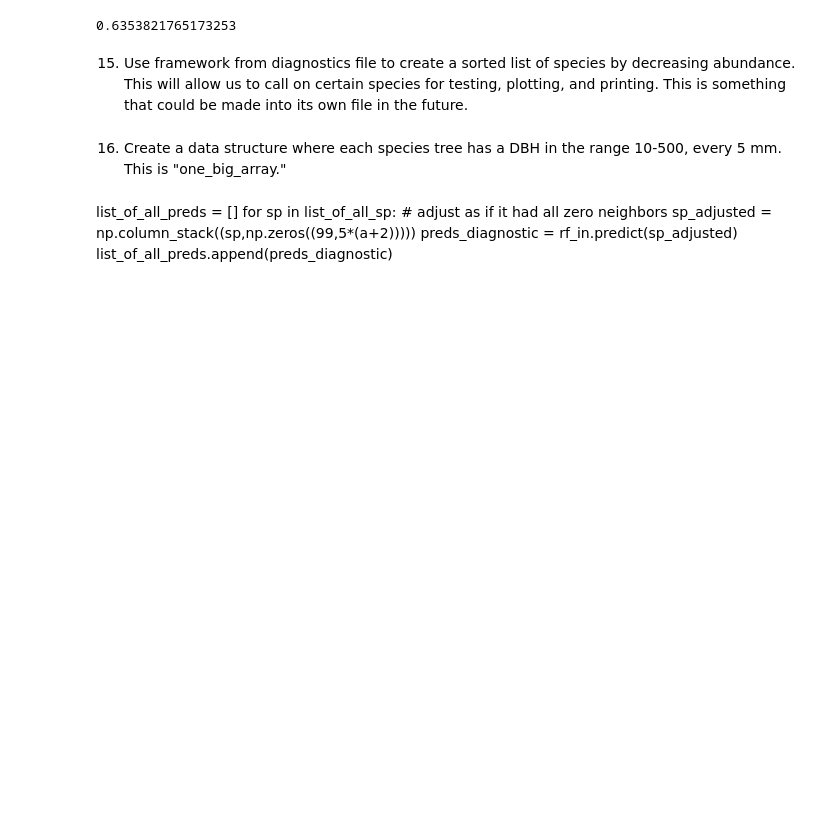
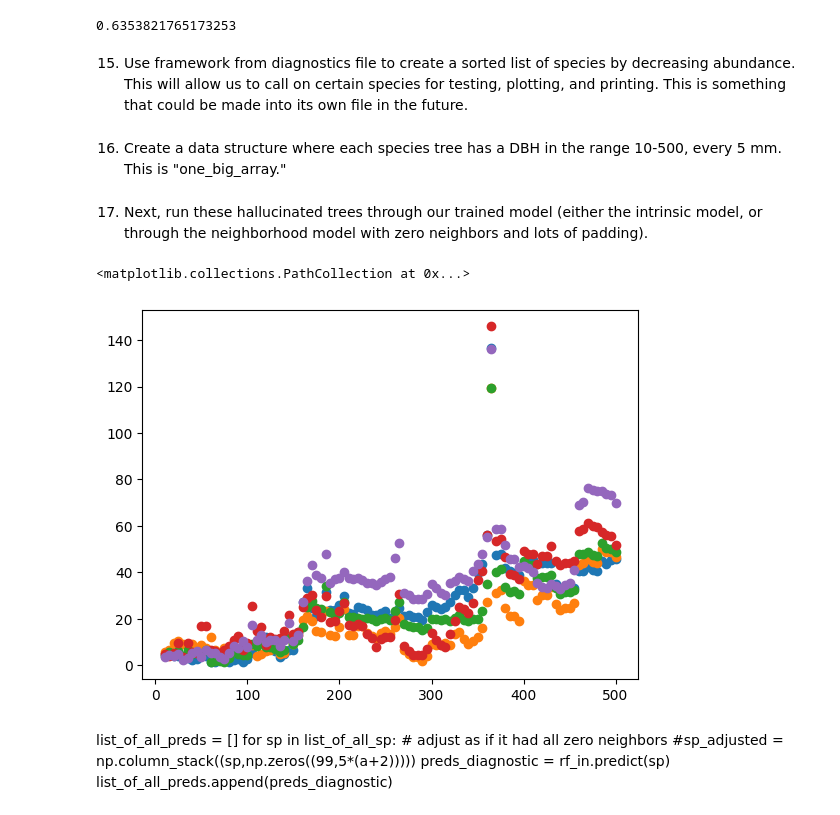
Before and after one commit to dylancvb/forest_learning, a Jupyter notebook: ensemble_model.ipynb, the cells around one changed output. Cells and saved outputs as stored; diff of their text form; code cells hidden in the pictures; blank space fills up the shorter version.

Commit message:
Added diagnostics graph for species at the end of ensemble_model

```diff
--- a/ensemble_model.ipynb
+++ b/ensemble_model.ipynb
@@ -276,10 +276,29 @@ for i in range(sp_num):
 
 one_big_array = np.vstack(list_of_all_sp)
 all_dbhs_big = (all_dbhs_big.flatten())[:a*3234] # can be represented by a*3234?
+# %% [markdown]
+17) Next, run these hallucinated trees through our trained model (either the intrinsic model, or through the neighborhood model with zero neighbors and lots of padding).
+# %%
+preds_diagnostic = rf_in.predict(one_big_array[:,1:])
+# %%
+sp1_preds = preds_diagnostic[:99]
+sp2_preds = preds_diagnostic[99:198]
+sp3_preds = preds_diagnostic[198:297]
+sp4_preds = preds_diagnostic[297:396]
+sp5_preds = preds_diagnostic[396:495]
+# %%
+mpl.scatter(all_dbhs,sp1_preds, label = "sp1")
+mpl.scatter(all_dbhs,sp2_preds, label = "sp2")
+mpl.scatter(all_dbhs,sp3_preds, label = "sp3")
+mpl.scatter(all_dbhs,sp4_preds, label = "sp4")
+mpl.scatter(all_dbhs,sp5_preds, label = "sp5")
+# %% [output]
+<matplotlib.collections.PathCollection at 0x...>
+[figure, added]
 # %% [markdown]
 list_of_all_preds = []
 for sp in list_of_all_sp:
     # adjust as if it had all zero neighbors
-    sp_adjusted = np.column_stack((sp,np.zeros((99,5*(a+2)))))
-    preds_diagnostic = rf_in.predict(sp_adjusted)
+    #sp_adjusted = np.column_stack((sp,np.zeros((99,5*(a+2)))))
+    preds_diagnostic = rf_in.predict(sp)
     list_of_all_preds.append(preds_diagnostic)
```
